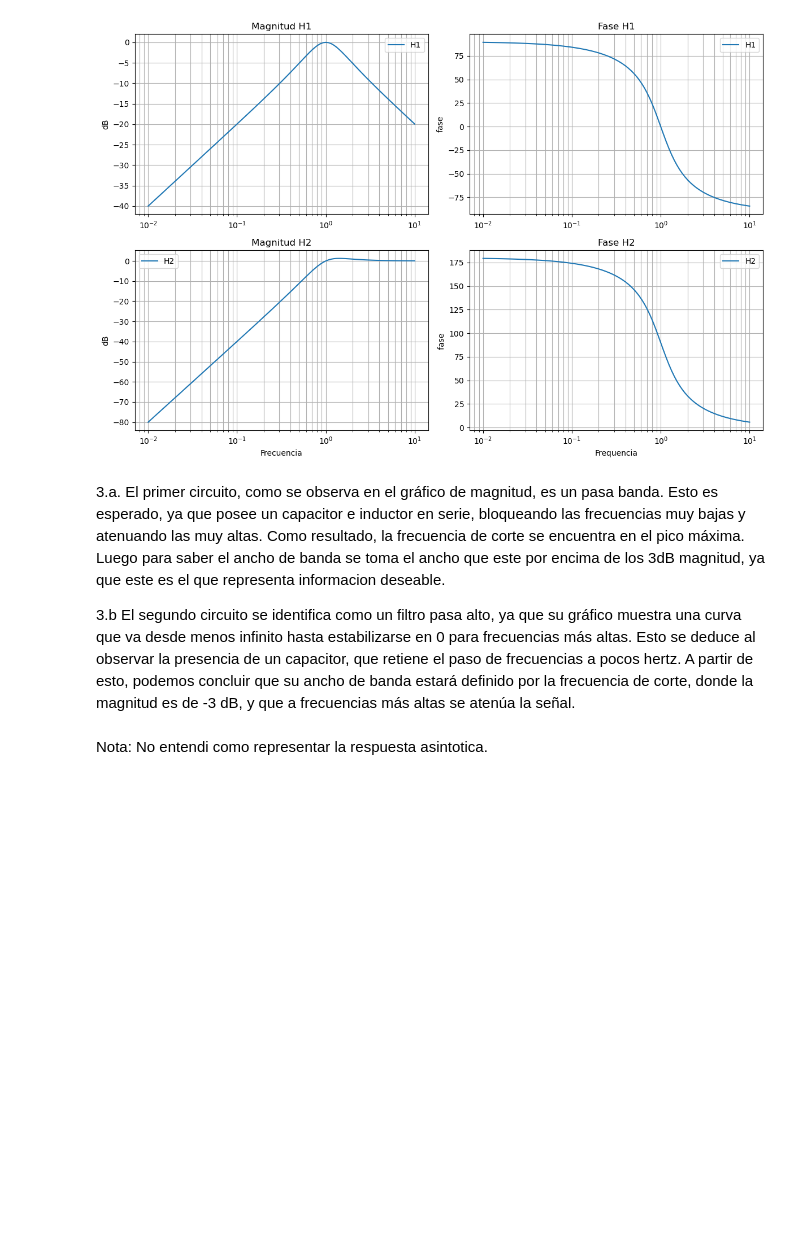
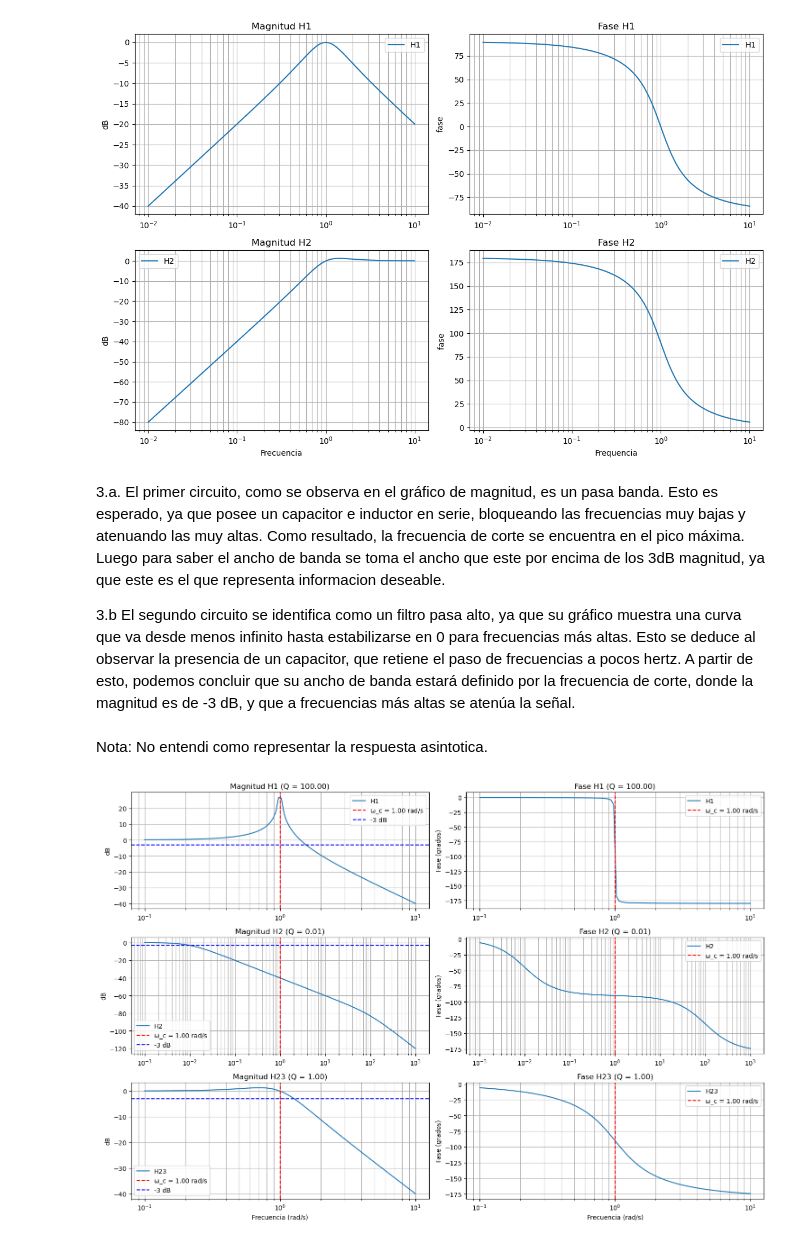
Before and after one commit to Joaquin11Sto/directorio_de_trabajo, a Jupyter notebook: Ts2.ipynb, the cells around one changed output. Drawn from its saved outputs; the diff is of its cells as text; code cells hidden in the pictures; blank space fills up the shorter version.

```diff
--- a/Ts2.ipynb
+++ b/Ts2.ipynb
@@ -83,3 +83,95 @@ Luego para saber el ancho de banda se toma el ancho que este por encima de los 3
 3.b El segundo circuito se identifica como un filtro pasa alto, ya que su gráfico muestra una curva que va desde menos infinito hasta estabilizarse en 0 para frecuencias más altas. Esto se deduce al observar la presencia de un capacitor, que retiene el paso de frecuencias a pocos hertz. A partir de esto, podemos concluir que su ancho de banda estará definido por la frecuencia de corte, donde la magnitud es de -3 dB, y que a frecuencias más altas se atenúa la señal.
 # %% [markdown]
 Nota: No entendi como representar la respuesta asintotica.
+# %%
+import numpy as np
+import matplotlib.pyplot as plt
+from scipy import signal
+
+# Parámetros del circuito
+r = 1
+l = 1
+c = 1
+omega_cuadr_1 = 1 / np.sqrt(l * c)
+
+# Funciones de transferencia con sus respectivos Q
+H1 = signal.TransferFunction([1], [1, 0.01, 1])  # Q = 100
+H2 = signal.TransferFunction([1], [1, 100, 1])   # Q = 0.01
+H23 = signal.TransferFunction([1], [1, 1, 1])    # Q = 1
+
+# Valores de Q
+Q1 = 1 / 0.01
+Q2 = 1 / 100
+Q3 = 1 / 1
+
+# Respuesta en frecuencia
+w1, mag1, phase1 = signal.bode(H1)
+w2, mag2, phase2 = signal.bode(H2)
+w3, mag3, phase3 = signal.bode(H23)
+
+# Gráficos
+plt.figure(figsize=(15, 10))
+
+# Magnitud de H1
+plt.subplot(3, 2, 1)
+plt.semilogx(w1, mag1, label='H1')
+plt.axvline(omega_cuadr_1, color='red', linestyle='--', label=f'ω_c = {omega_cuadr_1:.2f} rad/s')
+plt.axhline(-3, color='blue', linestyle='--', label='-3 dB')  # Línea de -3 dB
+plt.title(f'Magnitud H1 (Q = {Q1:.2f})')
+plt.ylabel('dB')
+plt.grid(which='both', axis='both')
+plt.legend()
+
+# Fase de H1
+plt.subplot(3, 2, 2)
+plt.semilogx(w1, phase1, label='H1')
+plt.axvline(omega_cuadr_1, color='red', linestyle='--', label=f'ω_c = {omega_cuadr_1:.2f} rad/s')
+plt.title(f'Fase H1 (Q = {Q1:.2f})')
+plt.ylabel('Fase (grados)')
+plt.grid(which='both', axis='both')
+plt.legend()
+
+# Magnitud de H2
+plt.subplot(3, 2, 3)
+plt.semilogx(w2, mag2, label='H2')
+plt.axvline(omega_cuadr_1, color='red', linestyle='--', label=f'ω_c = {omega_cuadr_1:.2f} rad/s')
+plt.axhline(-3, color='blue', linestyle='--', label='-3 dB')  # Línea de -3 dB
+plt.title(f'Magnitud H2 (Q = {Q2:.2f})')
+plt.ylabel('dB')
+plt.grid(which='both', axis='both')
+plt.legend()
+
+# Fase de H2
+plt.subplot(3, 2, 4)
+plt.semilogx(w2, phase2, label='H2')
+plt.axvline(omega_cuadr_1, color='red', linestyle='--', label=f'ω_c = {omega_cuadr_1:.2f} rad/s')
+plt.title(f'Fase H2 (Q = {Q2:.2f})')
+plt.ylabel('Fase (grados)')
+plt.grid(which='both', axis='both')
+plt.legend()
+
+# Magnitud de H23
+plt.subplot(3, 2, 5)
+plt.semilogx(w3, mag3, label='H23')
+plt.axvline(omega_cuadr_1, color='red', linestyle='--', label=f'ω_c = {omega_cuadr_1:.2f} rad/s')
+plt.axhline(-3, color='blue', linestyle='--', label='-3 dB')  # Línea de -3 dB
+plt.title(f'Magnitud H23 (Q = {Q3:.2f})')
+plt.ylabel('dB')
+plt.xlabel('Frecuencia (rad/s)')
+plt.grid(which='both', axis='both')
+plt.legend()
+
+# Fase de H23
+plt.subplot(3, 2, 6)
+plt.semilogx(w3, phase3, label='H23')
+plt.axvline(omega_cuadr_1, color='red', linestyle='--', label=f'ω_c = {omega_cuadr_1:.2f} rad/s')
+plt.title(f'Fase H23 (Q = {Q3:.2f})')
+plt.ylabel('Fase (grados)')
+plt.xlabel('Frecuencia (rad/s)')
+plt.grid(which='both', axis='both')
+plt.legend()
+
+plt.tight_layout()
+plt.show()
+# %% [output]
+[figure, added]
```
Also changed, not shown: parts of 4 cells of this notebook, 16 other files.
